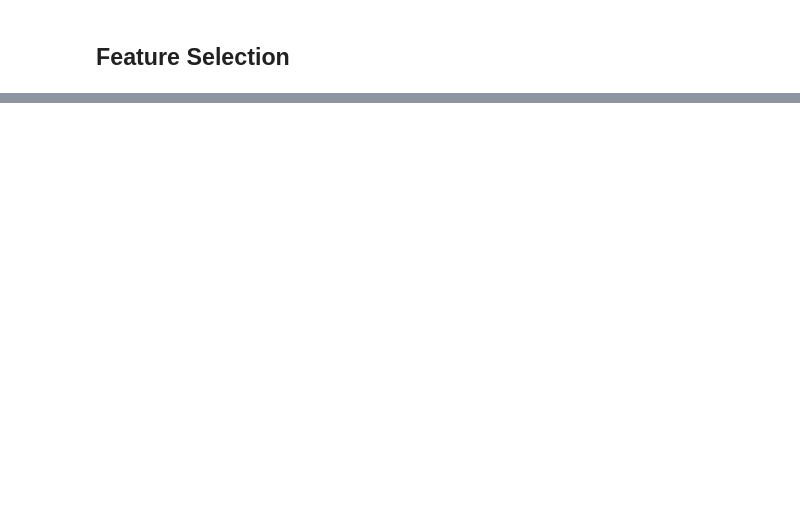
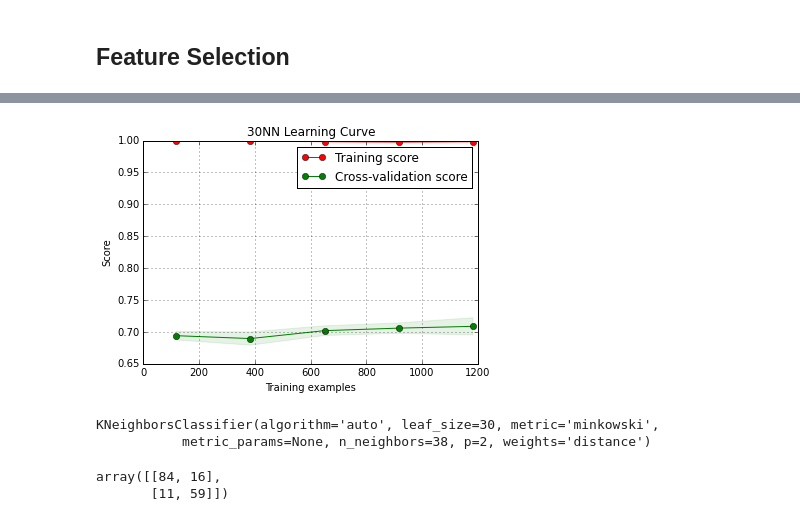
Before and after one commit to MarkDunne/final-year-project, a Jupyter notebook: work/Feature Prediction.ipynb, the cells around one changed output, grey strips where cells are left out. Saved outputs shown, nothing was run; the diff lists cells and outputs as text; code cells hidden in the pictures; blank space fills up the shorter version.

```diff
--- a/work/Feature Prediction.ipynb
+++ b/work/Feature Prediction.ipynb
@@ -114,8 +119,9 @@ pd.DataFrame.from_dict(feature_accuracy, orient='index').plot(kind='bar', rot=20
 # %%
-dataset = dji_change.join(dax_change, rsuffix='_dax', how='inner')
-dataset = dataset.join(ftse_change, rsuffix='_ftse', how='inner')
-# dataset = dataset.join(oil_change, rsuffix='_oil', how='inner')
-dataset = dataset.join(dax_fut_change, rsuffix='_dax_fut', how='inner')
+# dataset = dji_change.join(dax_change, rsuffix='_dax', how='inner')
+dataset = dji_change.join(ftse_change, rsuffix='_ftse', how='inner')
+dataset = dataset.join(oil_change, rsuffix='_oil', how='inner')
+dataset = dataset.join(aud_change, rsuffix='_aud', how='inner')
+# dataset = dataset.join(dax_fut_change, rsuffix='_dax_fut', how='inner')
 
 dataset.loc[dataset['pc_change'] > 0 , 'trend'] = 'Gain'
 dataset.loc[dataset['pc_change'] < 0 , 'trend'] = 'Loss'
@@ -138,0 +158,3 @@ print np.mean(scores)
+# %%
+plot_learning_curve(classifer, "30NN Learning Curve", X, y)
+# %% [output]
@@ -138,0 +162,22 @@ print np.mean(scores)
+[figure, added]
+# %%
+trX, teX, trY, teY = train_test_split(X, y, test_size= 0.3)
+
+classifer = KNeighborsClassifier(38, weights='distance')
+classifer.fit(trX, trY)
+# %% [output]
+KNeighborsClassifier(algorithm='auto', leaf_size=30, metric='minkowski',
+           metric_params=None, n_neighbors=38, p=2, weights='distance')
+# %%
+probs = classifer.predict_proba(teX)
+good_guesses = (probs > 0.8).any(axis=1)
+
+predictions = classifer.predict(teX)
+good_preds = predictions[good_guesses]
+good_trues = teY[good_guesses]
+
+cm = confusion_matrix(good_trues, good_preds)
+cm
+# %% [output]
+array([[84, 16],
+       [11, 59]])
```
Also changed, not shown: parts of 10 cells of this notebook, 1 other file.
